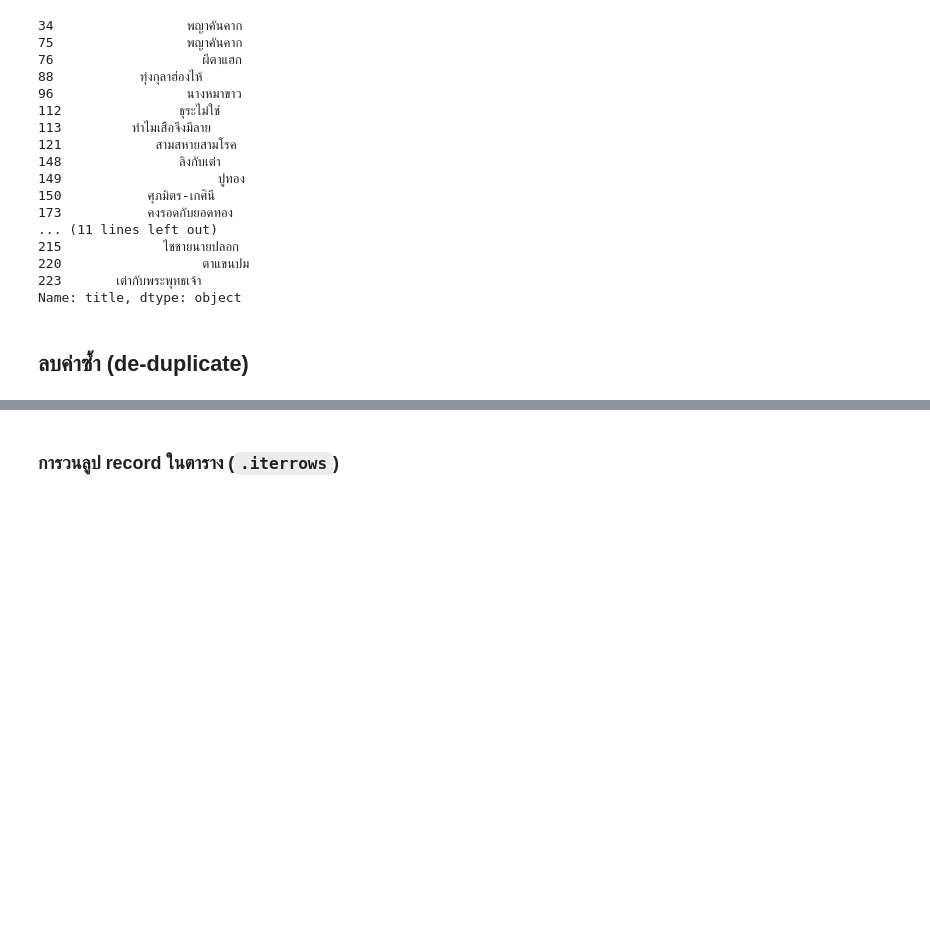
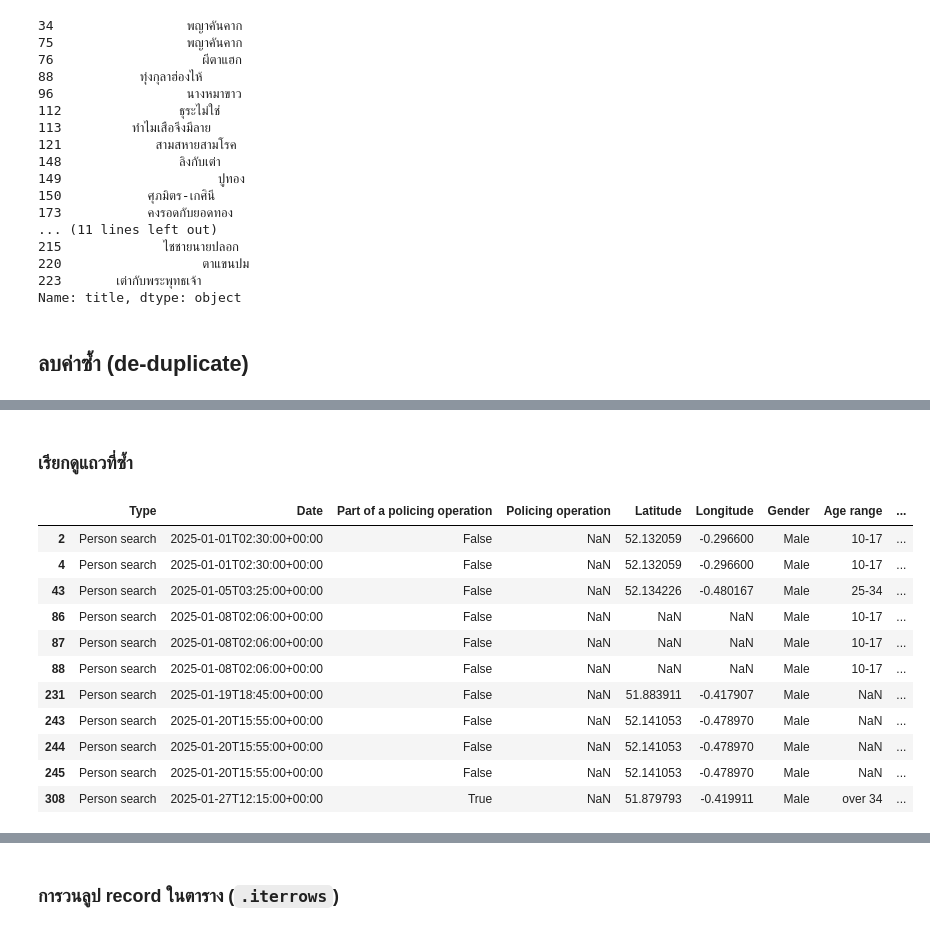
Before and after one commit to MeeGyo/dataviz2025, a Jupyter notebook: Pandas_101_2025.ipynb, the cells around one changed output, grey strips where cells are left out. Saved outputs shown, nothing was run; the diff lists cells and outputs as text; code cells hidden in the pictures; blank space fills up the shorter version.

```diff
--- a/Pandas_101_2025.ipynb
+++ b/Pandas_101_2025.ipynb
@@ -581,3 +686,5 @@ stopandsearch_df.fillna({'Gender':'Unknown'})
+# %%
+stopandsearch_df.dropna(subset={'Gender':'Unknown'},inplace=True) #inplace แปลว่าให้มันอัพเดตตาราง
 # %% [markdown]
 ## ตรวจสอบค่าว่าง
 # %%
@@ -682,0 +758,17 @@ folk_df.fillna({'type':folk_df['type'].mode()})
+# %% [markdown]
+### เรียกดูแถวที่ซ้ำ
+# %%
+stopandsearch_df[stopandsearch_df.duplicated()] #โชว์ข้อมูลที่ซ้ำ
+# %% [output]
+|  | Type | Date | Part of a policing operation | Policing operation | Latitude | Longitude | Gender | Age range | ... |
+| 2 | Person search | 2025-01-01T02:30:00+00:00 | False | NaN | 52.132059 | -0.296600 | Male | 10-17 | ... |
+| 4 | Person search | 2025-01-01T02:30:00+00:00 | False | NaN | 52.132059 | -0.296600 | Male | 10-17 | ... |
+| 43 | Person search | 2025-01-05T03:25:00+00:00 | False | NaN | 52.134226 | -0.480167 | Male | 25-34 | ... |
+| 86 | Person search | 2025-01-08T02:06:00+00:00 | False | NaN | NaN | NaN | Male | 10-17 | ... |
+| 87 | Person search | 2025-01-08T02:06:00+00:00 | False | NaN | NaN | NaN | Male | 10-17 | ... |
+| 88 | Person search | 2025-01-08T02:06:00+00:00 | False | NaN | NaN | NaN | Male | 10-17 | ... |
+| 231 | Person search | 2025-01-19T18:45:00+00:00 | False | NaN | 51.883911 | -0.417907 | Male | NaN | ... |
+| 243 | Person search | 2025-01-20T15:55:00+00:00 | False | NaN | 52.141053 | -0.478970 | Male | NaN | ... |
+| 244 | Person search | 2025-01-20T15:55:00+00:00 | False | NaN | 52.141053 | -0.478970 | Male | NaN | ... |
+| 245 | Person search | 2025-01-20T15:55:00+00:00 | False | NaN | 52.141053 | -0.478970 | Male | NaN | ... |
+| 308 | Person search | 2025-01-27T12:15:00+00:00 | True | NaN | 51.879793 | -0.419911 | Male | over 34 | ... |
```
Also changed, not shown: parts of 24 cells of this notebook.
